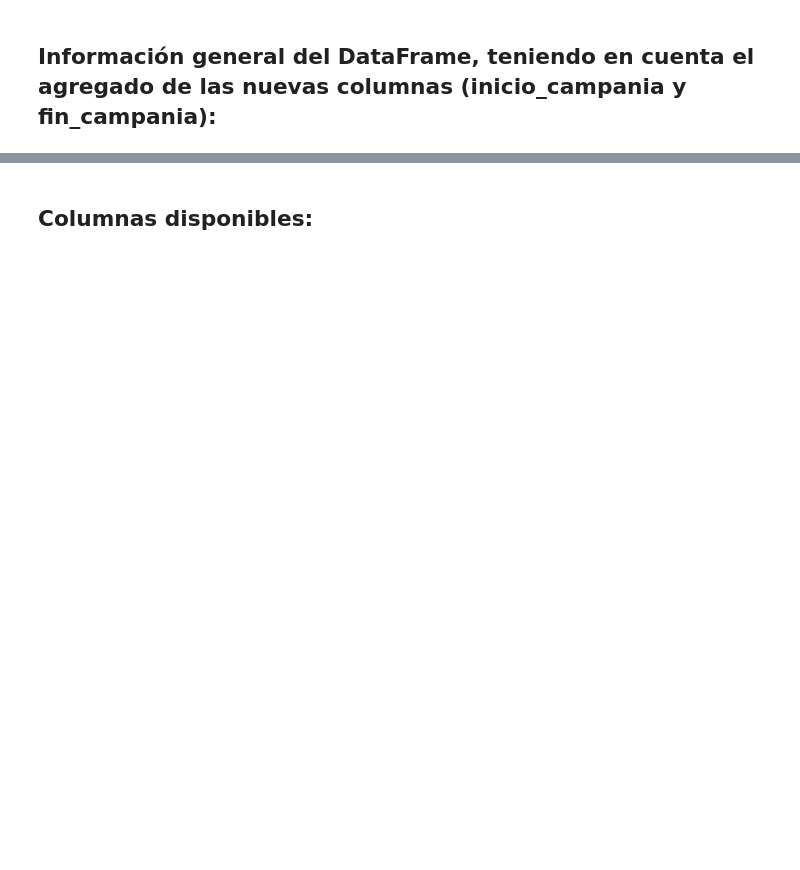
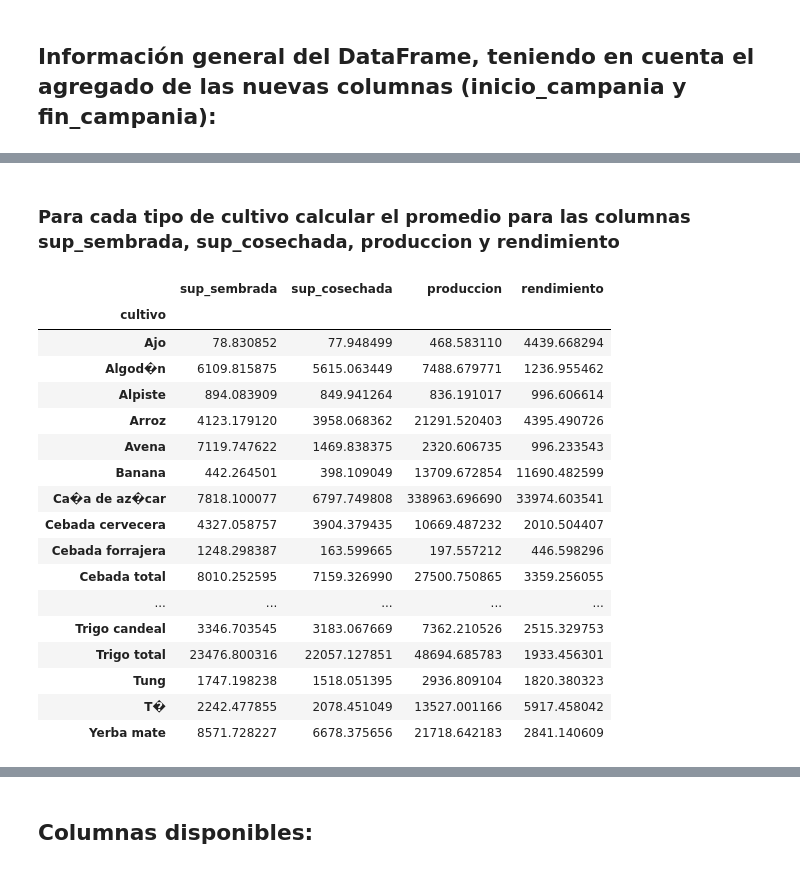
Before and after one commit to Marianod2003/Proyectogrupo21, a Jupyter notebook: codigo_principal/estimaciones_agricolas.ipynb, the cells around one changed output, grey strips where cells are left out. Saved outputs shown, nothing was run; the diff lists cells and outputs as text; code cells hidden in the pictures; blank space fills up the shorter version.

```diff
--- a/codigo_principal/estimaciones_agricolas.ipynb
+++ b/codigo_principal/estimaciones_agricolas.ipynb
@@ -193,0 +249,23 @@ memory usage: 14.2+ MB
+# %% [markdown]
+### Para cada tipo de cultivo calcular el promedio para las columnas  sup_sembrada, sup_cosechada, produccion y rendimiento
+# %%
+df_agricola.groupby('cultivo')[['sup_sembrada', 'sup_cosechada', 'produccion', 'rendimiento']].mean()
+# %% [output]
+|  | sup_sembrada | sup_cosechada | produccion | rendimiento |
+| cultivo |  |  |  |  |
+| Ajo | 78.830852 | 77.948499 | 468.583110 | 4439.668294 |
+| Algod�n | 6109.815875 | 5615.063449 | 7488.679771 | 1236.955462 |
+| Alpiste | 894.083909 | 849.941264 | 836.191017 | 996.606614 |
+| Arroz | 4123.179120 | 3958.068362 | 21291.520403 | 4395.490726 |
+| Avena | 7119.747622 | 1469.838375 | 2320.606735 | 996.233543 |
+| Banana | 442.264501 | 398.109049 | 13709.672854 | 11690.482599 |
+| Ca�a de az�car | 7818.100077 | 6797.749808 | 338963.696690 | 33974.603541 |
+| Cebada cervecera | 4327.058757 | 3904.379435 | 10669.487232 | 2010.504407 |
+| Cebada forrajera | 1248.298387 | 163.599665 | 197.557212 | 446.598296 |
+| Cebada total | 8010.252595 | 7159.326990 | 27500.750865 | 3359.256055 |
+| ... | ... | ... | ... | ... |
+| Trigo candeal | 3346.703545 | 3183.067669 | 7362.210526 | 2515.329753 |
+| Trigo total | 23476.800316 | 22057.127851 | 48694.685783 | 1933.456301 |
+| Tung | 1747.198238 | 1518.051395 | 2936.809104 | 1820.380323 |
+| T� | 2242.477855 | 2078.451049 | 13527.001166 | 5917.458042 |
+| Yerba mate | 8571.728227 | 6678.375656 | 21718.642183 | 2841.140609 |
```
Also changed, not shown: parts of 16 cells of this notebook.
